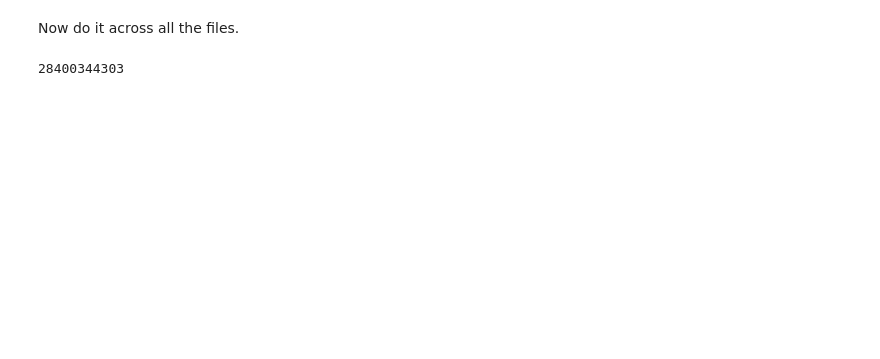
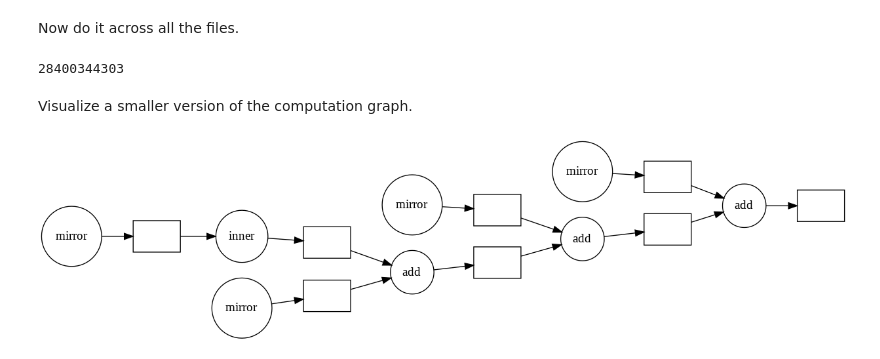
Before and after one commit to patrickmineault/neuron-jungle, a Jupyter notebook: Fetch data.ipynb, the cells around one changed output. Cells and saved outputs as stored; diff of their text form; code cells hidden in the pictures; blank space fills up the shorter version.

Commit message:
Add visualization

```diff
--- a/Fetch data.ipynb
+++ b/Fetch data.ipynb
@@ -17,7 +17,7 @@ if not os.path.exists('../.gcs_tokens'):
     # Get a token
     gcsfs.GCSFileSystem(project='neuron-jungle', token='browser')
 # %%
-with open('../.gcs_tokens', 'rb') as f:
+with open('../../.gcs_tokens', 'rb') as f:
     credentials = pickle.load(f)
 credentials = credentials[list(credentials.keys())[0]]
 fs = gcsfs.GCSFileSystem(project='neuron-jungle', token=credentials)
@@ -66,3 +65,17 @@ total_bytes = sum(num_bytes)
 total_bytes.compute()
 # %% [output]
 28400344303
+# %% [markdown]
+Visualize a smaller version of the computation graph.
+# %%
+num_bytes = []
+
+i, j = 0, 0
+for k in range(4):
+    filename = f'segmentation-volume/x{i}y{j}z{k}.hdf5'
+    num_bytes.append(mirror(filename))
+
+total_bytes = sum(num_bytes)
+total_bytes.visualize(rankdir='LR')
+# %% [output]
+[figure, added]
```
Also changed, not shown: parts of 6 cells of this notebook.
